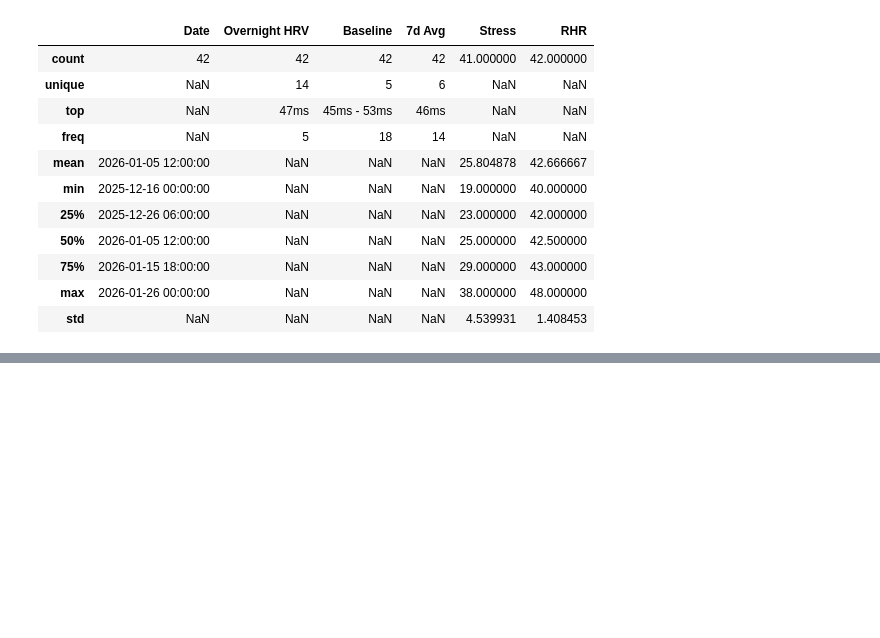
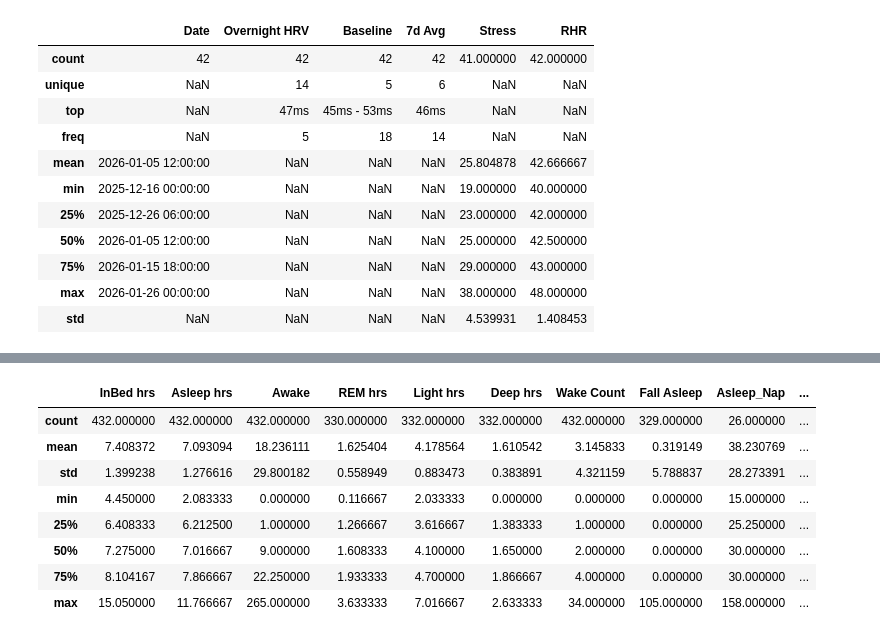
Before and after one commit to POLUX89/gym-ml-performance, a Jupyter notebook: notebooks/01_data_model_baseline.ipynb, the cells around one changed output, grey strips where cells are left out. Cells and saved outputs as stored; diff of their text form; code cells hidden in the pictures; blank space fills up the shorter version.

```diff
--- a/notebooks/01_data_model_baseline.ipynb
+++ b/notebooks/01_data_model_baseline.ipynb
@@ -199,0 +313,2 @@ hrv.describe(include="all")
+# %%
+test = pd.read_csv("/Users/polux9589/Desktop/GYM WORKOUT ANALYSIS PROJECT/processed_data/clean_sleep_data.csv")
@@ -199,0 +344,12 @@ hrv.describe(include="all")
+# %%
+test.describe()
+# %% [output]
+|  | InBed hrs | Asleep hrs | Awake | REM hrs | Light hrs | Deep hrs | Wake Count | Fall Asleep | Asleep_Nap | ... |
+| count | 432.000000 | 432.000000 | 432.000000 | 330.000000 | 332.000000 | 332.000000 | 432.000000 | 329.000000 | 26.000000 | ... |
+| mean | 7.408372 | 7.093094 | 18.236111 | 1.625404 | 4.178564 | 1.610542 | 3.145833 | 0.319149 | 38.230769 | ... |
+| std | 1.399238 | 1.276616 | 29.800182 | 0.558949 | 0.883473 | 0.383891 | 4.321159 | 5.788837 | 28.273391 | ... |
+| min | 4.450000 | 2.083333 | 0.000000 | 0.116667 | 2.033333 | 0.000000 | 0.000000 | 0.000000 | 15.000000 | ... |
+| 25% | 6.408333 | 6.212500 | 1.000000 | 1.266667 | 3.616667 | 1.383333 | 1.000000 | 0.000000 | 25.250000 | ... |
+| 50% | 7.275000 | 7.016667 | 9.000000 | 1.608333 | 4.100000 | 1.650000 | 2.000000 | 0.000000 | 30.000000 | ... |
+| 75% | 8.104167 | 7.866667 | 22.250000 | 1.933333 | 4.700000 | 1.866667 | 4.000000 | 0.000000 | 30.000000 | ... |
+| max | 15.050000 | 11.766667 | 265.000000 | 3.633333 | 7.016667 | 2.633333 | 34.000000 | 105.000000 | 158.000000 | ... |
```
Also changed, not shown: parts of 17 cells of this notebook, 1 other file.
